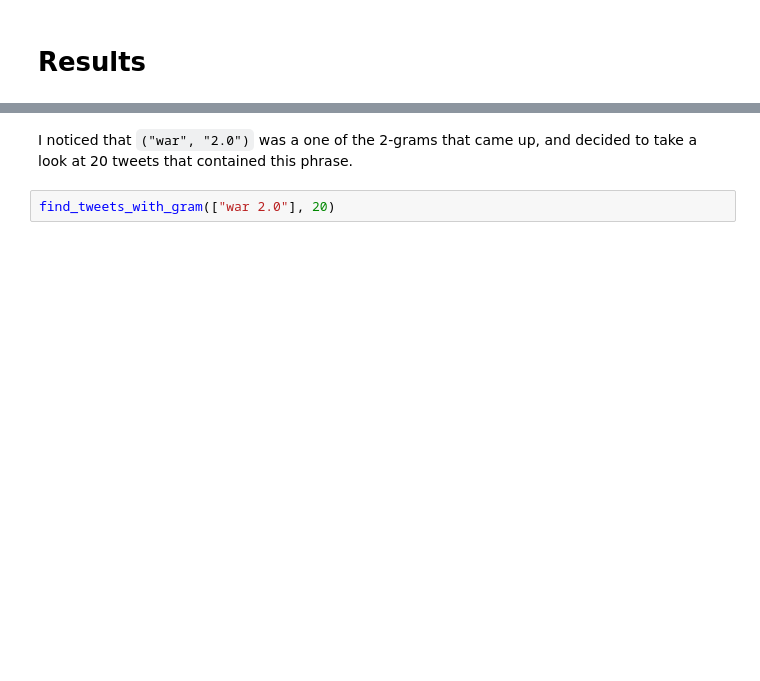
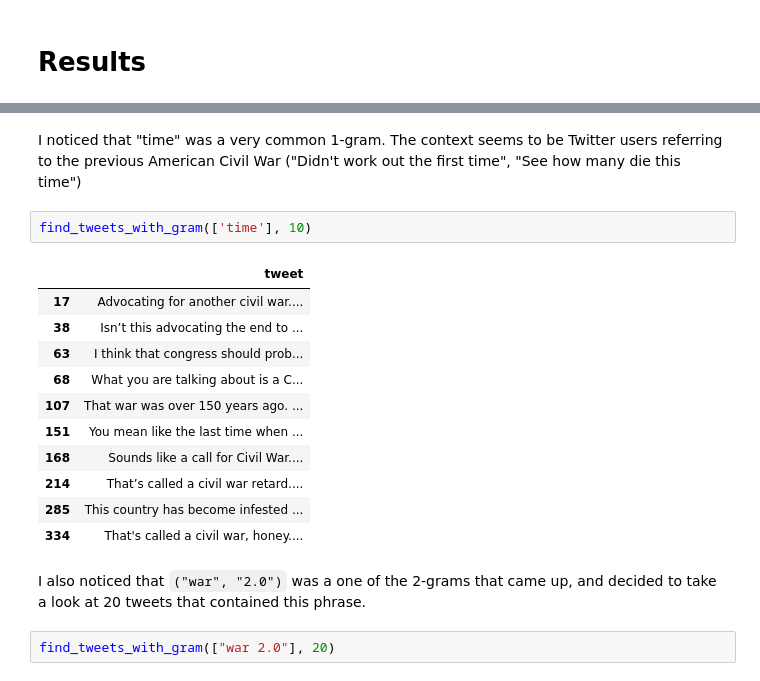
Before and after one commit to ozzarahtabazz/civil_war_tweets, a Jupyter notebook: Twitter Project (P).ipynb, the cells around one changed output, grey strips where cells are left out. Saved outputs shown, nothing was run; the diff lists cells and outputs as text; blank space fills up the shorter version.

```diff
--- a/Twitter Project (P).ipynb
+++ b/Twitter Project (P).ipynb
@@ -497,5 +629,21 @@ find_tweets_with_gram(['treasonous', '14th amendment'], 10)
+# %% [markdown]
+I noticed that "time" was a very common 1-gram. The context seems to be Twitter users referring to the previous American Civil War ("Didn't work out the first time", "See how many die this time")
+# %%
+find_tweets_with_gram(['time'], 10)
+# %% [output]
+|  | tweet |
+| 17 | Advocating for another civil war.... |
+| 38 | Isn’t this advocating the end to ... |
+| 63 | I think that congress should prob... |
+| 68 | What you are talking about is a C... |
+| 107 | That war was over 150 years ago. ... |
+| 151 | You mean like the last time when ... |
+| 168 | Sounds like a call for Civil War.... |
+| 214 | That’s called a civil war retard.... |
+| 285 | This country has become infested ... |
+| 334 | That's called a civil war, honey.... |
 # %% [markdown]
-I noticed that `("war", "2.0")` was a one of the 2-grams that came up, and decided to take a look at 20 tweets that contained this phrase.
+I also noticed that `("war", "2.0")` was a one of the 2-grams that came up, and decided to take a look at 20 tweets that contained this phrase.
 # %%
 find_tweets_with_gram(["war 2.0"], 20)
 # %% [output]
```
Also changed, not shown: parts of 58 cells of this notebook.
